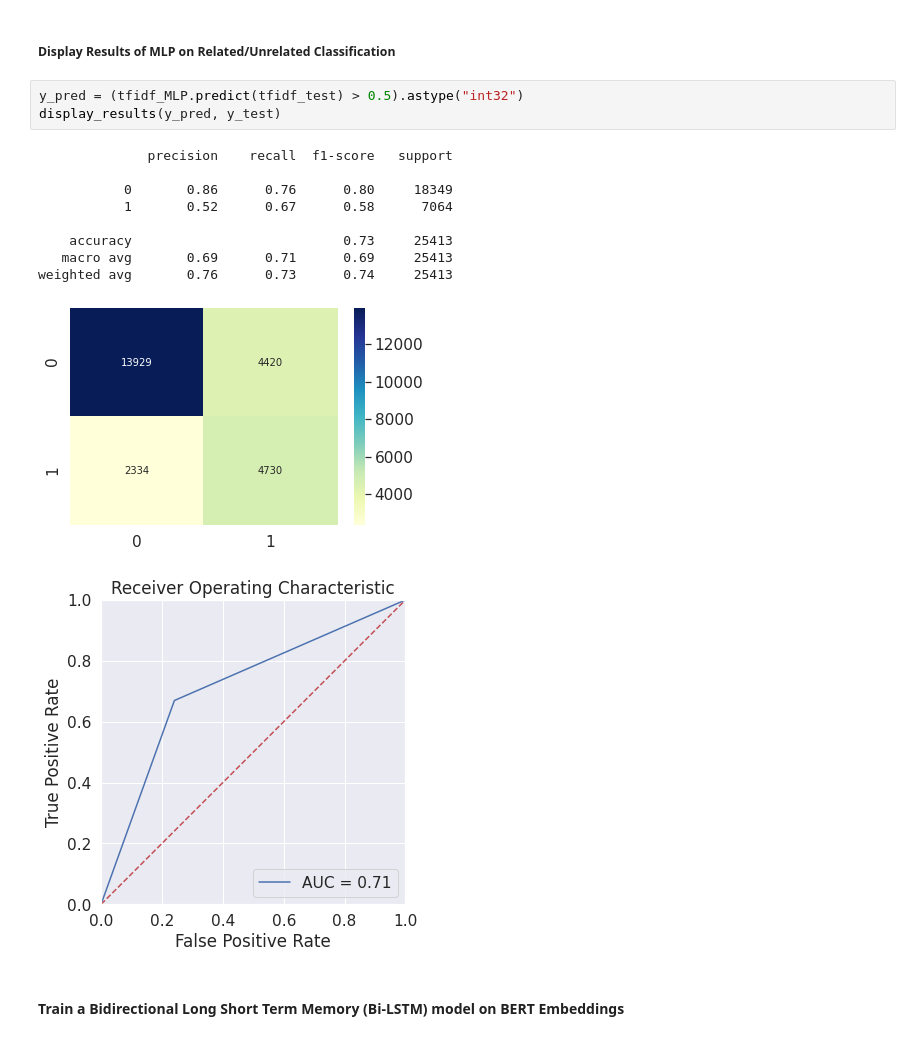
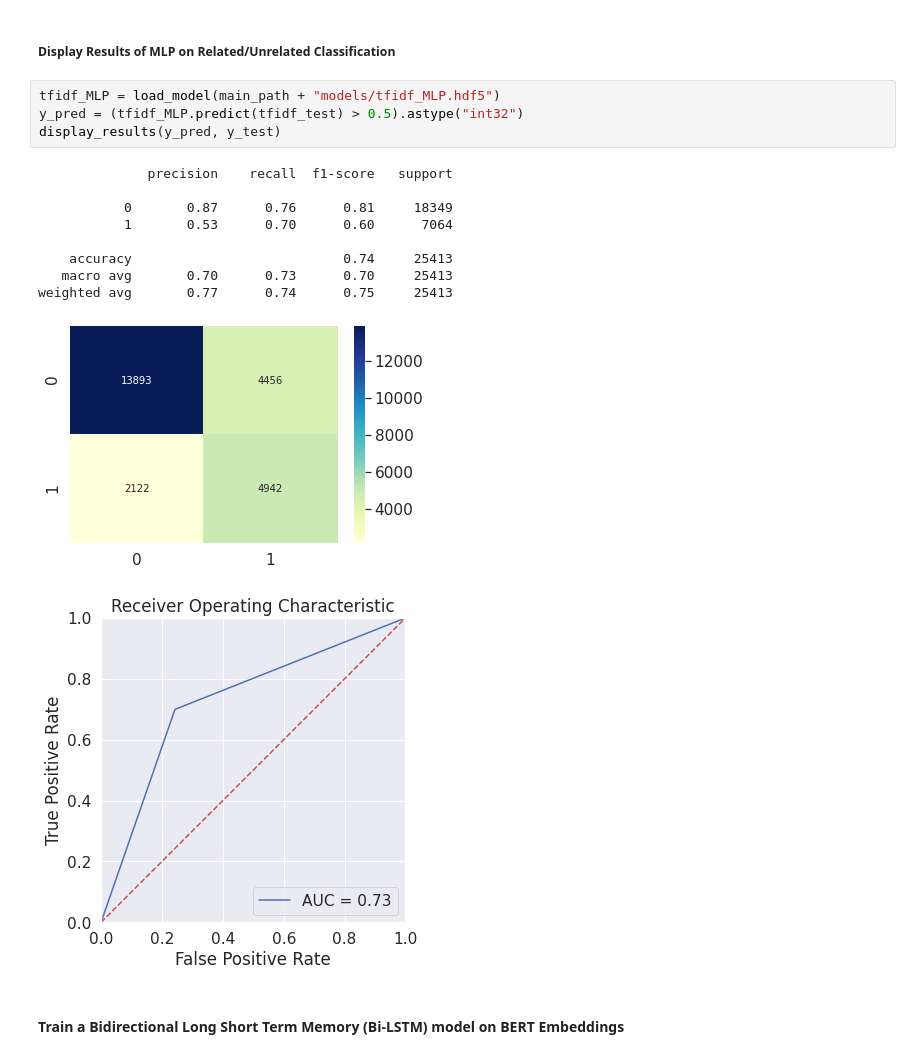
Before and after one commit to FaiZaman/Fake-News-Detection-with-Natural-Language-Processing, a Jupyter notebook: Fake_News_Challenge_Classifier.ipynb, the cells around one changed output. Drawn from its saved outputs; the diff is of its cells as text.

```diff
--- a/Fake_News_Challenge_Classifier.ipynb
+++ b/Fake_News_Challenge_Classifier.ipynb
@@ -449,19 +475,20 @@ Epoch 10/10
 # %% [markdown]
 ##### Display Results of MLP on Related/Unrelated Classification
 # %%
+tfidf_MLP = load_model(main_path + "models/tfidf_MLP.hdf5")
 y_pred = (tfidf_MLP.predict(tfidf_test) > 0.5).astype("int32")
 display_results(y_pred, y_test)
 # %% [output]
               precision    recall  f1-score   support
 
-           0       0.86      0.76      0.80     18349
-           1       0.52      0.67      0.58      7064
+           0       0.87      0.76      0.81     18349
+           1       0.53      0.70      0.60      7064
 
-    accuracy                           0.73     25413
-   macro avg       0.69      0.71      0.69     25413
-weighted avg       0.76      0.73      0.74     25413
+    accuracy                           0.74     25413
+   macro avg       0.70      0.73      0.70     25413
+weighted avg       0.77      0.74      0.75     25413
-[figure, old version]
+[figure, new version]
-[figure, old version]
+[figure, new version]
 # %% [markdown]
 #### Train a Bidirectional Long Short Term Memory (Bi-LSTM) model on BERT Embeddings
 # %% [markdown]
```
Also changed, not shown: parts of 21 cells of this notebook.
